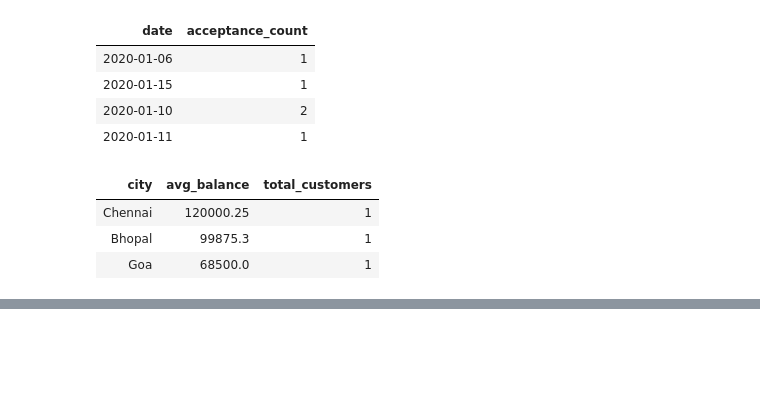
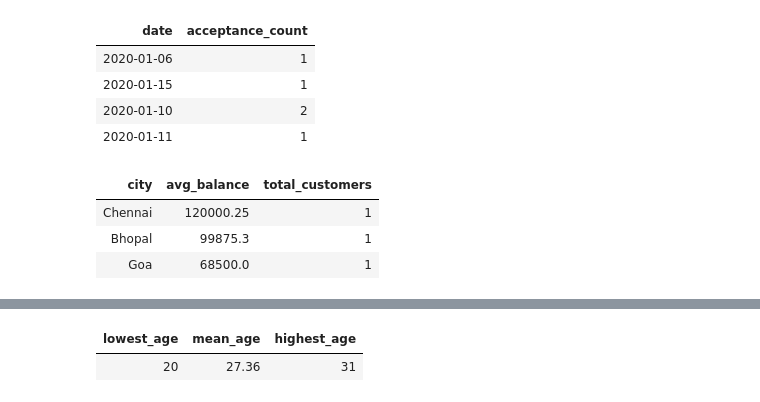
Before and after one commit to Atharv-Pawar/PySpark, a Jupyter notebook: sqlAssignment2.ipynb, the cells around one changed output, grey strips where cells are left out. Cells and saved outputs as stored; diff of their text form; code cells hidden in the pictures; blank space fills up the shorter version.

```diff
--- a/sqlAssignment2.ipynb
+++ b/sqlAssignment2.ipynb
@@ -183,0 +338,59 @@ display(result)
+# %%
+athlete_schema = [
+    "id",
+    "name",
+    "sex",
+    "age",
+    "height",
+    "weight",
+    "team",
+    "noc",
+    "games",
+    "year",
+    "season",
+    "city",
+    "sport",
+    "event",
+    "medal"
+]
+
+athlete_data = [
+    (5, "Christine Jacoba Aaftink", "F", 25, 185, 82, "Netherlands", "NED", "1992 Winter", 1992, "Winter", "Albertville", "Speed Skating", "Speed Skating Women's 500 metres", None),
+
+    (54601, "Jeong Won-Yong", "M", 20, 178, 74, "South Korea", "KOR", "2012 Summer", 2012, "Summer", "London", "Swimming", "Swimming Men's 400 metres Individual Medley", None),
+
+    (94406, "Michael Fred Phelps II", "M", 31, 193, 91, "United States", "USA", "2016 Summer", 2016, "Summer", "Rio de Janeiro", "Swimming", "Swimming Men's 4 x 200 metres Freestyle Relay", "Gold"),
+
+    (60589, "Eliud Kipchoge", "M", 31, 167, 57, "Kenya", "KEN", "2016 Summer", 2016, "Summer", "Rio de Janeiro", "Athletics", "Athletics Men's Marathon", "Gold"),
+
+    (122556, "Blair Tuke", "M", 27, 181, 78, "New Zealand", "NZL", "2016 Summer", 2016, "Summer", "Rio de Janeiro", "Sailing", "Sailing Men's Skiff", "Gold"),
+
+    (124162, "Greg Van Avermaet", "M", 31, 181, 74, "Belgium", "BEL", "2016 Summer", 2016, "Summer", "Rio de Janeiro", "Cycling", "Cycling Men's Road Race Individual", "Gold"),
+
+    (122321, "Irakli Tsirekidze", "M", 26, 184, 90, "Georgia", "GEO", "2008 Summer", 2008, "Summer", "Beijing", "Judo", "Judo Men's Middleweight", "Gold"),
+
+    (30576, "Alina Alexandra Dumitru", "F", 25, 158, 48, "Romania", "ROU", "2008 Summer", 2008, "Summer", "Beijing", "Judo", "Judo Women's Extra-Lightweight", "Gold"),
+
+    (123132, "Masae Ueno", "F", 25, 160, 70, "Japan", "JPN", "2004 Summer", 2004, "Summer", "Athina", "Judo", "Judo Women's Middleweight", "Gold"),
+
+    (999999, "John Testman", "M", 30, 180, 75, "USA", "USA", "2000 Summer", 2000, "Summer", "Sydney", "Athletics", "Athletics Men's 100 metres", "Gold"),
+
+    (999998, "John Testman", "M", 30, 180, 75, "Canada", "CAN", "2004 Summer", 2004, "Summer", "Athens", "Athletics", "Athletics Men's 200 metres", "Bronze")
+]
+
+from pyspark.sql.functions import *
+from pyspark.sql.types import *
+from pyspark.sql.window import Window
+
+olympics_athletes_events = spark.createDataFrame(athlete_data, athlete_schema)
+# olympics_athletes_events.show(3)
+
+olympics_athletes = olympics_athletes_events.agg(
+    min('age').alias('lowest_age'),
+    round(avg('age'), 2).alias('mean_age'),
+    max('age').alias('highest_age')
+)
+display(olympics_athletes)
+# %% [output]
+| lowest_age | mean_age | highest_age |
+| 20 | 27.36 | 31 |
```
Also changed, not shown: parts of 2 cells of this notebook.
